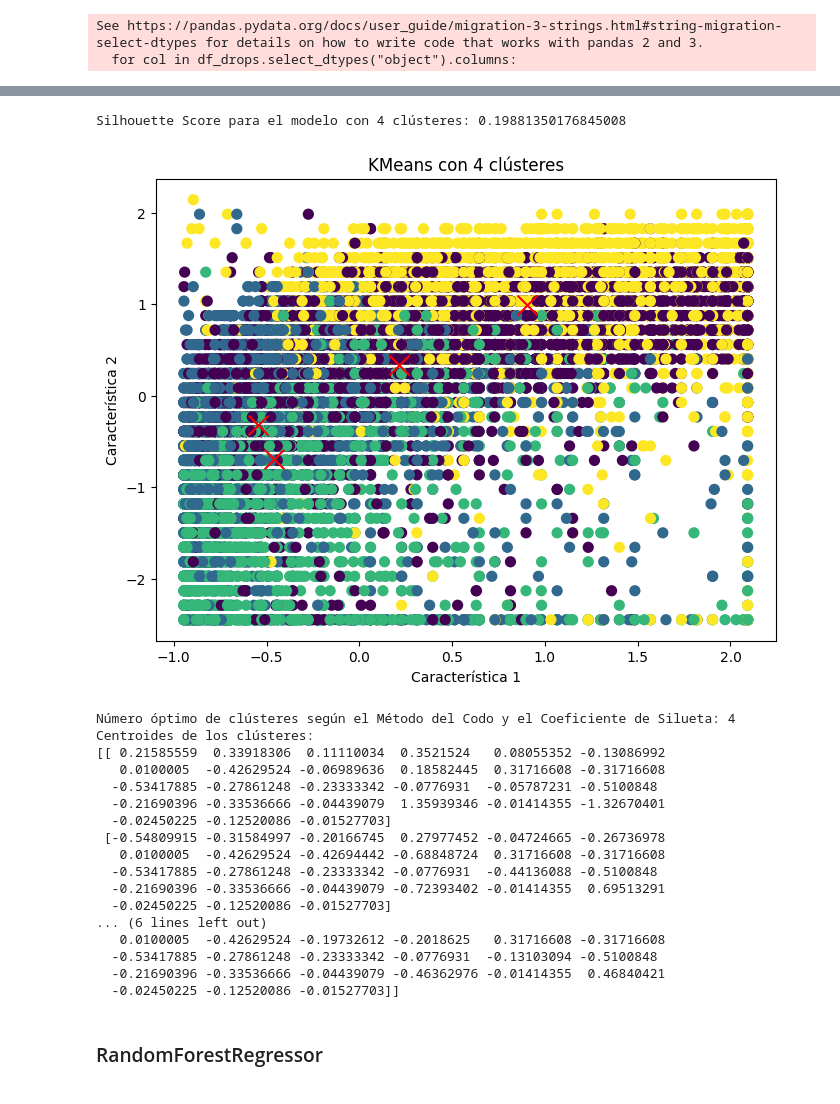
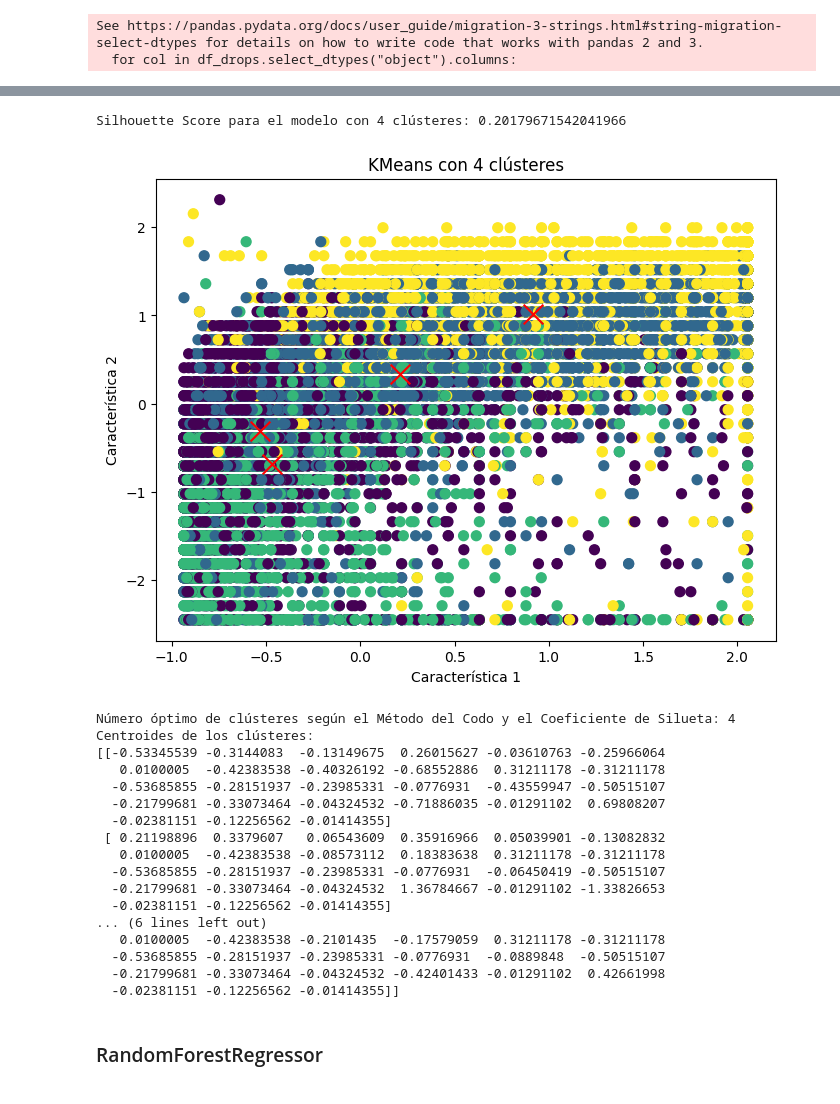
Before and after one commit to andreabesa/Proyecto-Concesionario, a Jupyter notebook: notebook.ipynb, the cells around one changed output, grey strips where cells are left out. Saved outputs shown, nothing was run; the diff lists cells and outputs as text; code cells hidden in the pictures.

```diff
--- a/notebook.ipynb
+++ b/notebook.ipynb
@@ -503,7 +507,7 @@ from sklearn.decomposition import PCA, IncrementalPCA
 
 
 # 1. Cargar el conjunto de datos Wine
-X = df_dummies.sample(70000) # Las características
+X = df_dummies.sample(30000) # Las características
 
 scaler = StandardScaler()
 X_scaled = scaler.fit_transform(X)
@@ -595,22 +599,22 @@ print(kmeans.cluster_centers_)
-Silhouette Score para el modelo con 4 clústeres: 0.19881350176845008
+Silhouette Score para el modelo con 4 clústeres: 0.20179671542041966
-[figure, old version]
+[figure, new version]
 Número óptimo de clústeres según el Método del Codo y el Coeficiente de Silueta: 4
 Centroides de los clústeres:
-[[ 0.21585559  0.33918306  0.11110034  0.3521524   0.08055352 -0.13086992
-   0.0100005  -0.42629524 -0.06989636  0.18582445  0.31716608 -0.31716608
-  -0.53417885 -0.27861248 -0.23333342 -0.0776931  -0.05787231 -0.5100848
-  -0.21690396 -0.33536666 -0.04439079  1.35939346 -0.01414355 -1.32670401
-  -0.02450225 -0.12520086 -0.01527703]
- [-0.54809915 -0.31584997 -0.20166745  0.27977452 -0.04724665 -0.26736978
-   0.0100005  -0.42629524 -0.42694442 -0.68848724  0.31716608 -0.31716608
-  -0.53417885 -0.27861248 -0.23333342 -0.0776931  -0.44136088 -0.5100848
-  -0.21690396 -0.33536666 -0.04439079 -0.72393402 -0.01414355  0.69513291
-  -0.02450225 -0.12520086 -0.01527703]
+[[-0.53345539 -0.3144083  -0.13149675  0.26015627 -0.03610763 -0.25966064
+   0.0100005  -0.42383538 -0.40326192 -0.68552886  0.31211178 -0.31211178
+  -0.53685855 -0.28151937 -0.23985331 -0.0776931  -0.43559947 -0.50515107
+  -0.21799681 -0.33073464 -0.04324532 -0.71886035 -0.01291102  0.69808207
+  -0.02381151 -0.12256562 -0.01414355]
+ [ 0.21198896  0.3379607   0.06543609  0.35916966  0.05039901 -0.13082832
+   0.0100005  -0.42383538 -0.08573112  0.18383638  0.31211178 -0.31211178
+  -0.53685855 -0.28151937 -0.23985331 -0.0776931  -0.06450419 -0.50515107
+  -0.21799681 -0.33073464 -0.04324532  1.36784667 -0.01291102 -1.33826653
+  -0.02381151 -0.12256562 -0.01414355]
 ... (6 lines left out)
-   0.0100005  -0.42629524 -0.19732612 -0.2018625   0.31716608 -0.31716608
-  -0.53417885 -0.27861248 -0.23333342 -0.0776931  -0.13103094 -0.5100848
-  -0.21690396 -0.33536666 -0.04439079 -0.46362976 -0.01414355  0.46840421
-  -0.02450225 -0.12520086 -0.01527703]]
+   0.0100005  -0.42383538 -0.2101435  -0.17579059  0.31211178 -0.31211178
+  -0.53685855 -0.28151937 -0.23985331 -0.0776931  -0.0889848  -0.50515107
+  -0.21799681 -0.33073464 -0.04324532 -0.42401433 -0.01291102  0.42661998
+  -0.02381151 -0.12256562 -0.01414355]]
 # %% [markdown]
 ### RandomForestRegressor
 Prueba de confirmacion de regresion. Tiene un margen de error absoluto de 1088€.
```
Also changed, not shown: parts of 22 cells of this notebook, 3 other files.
